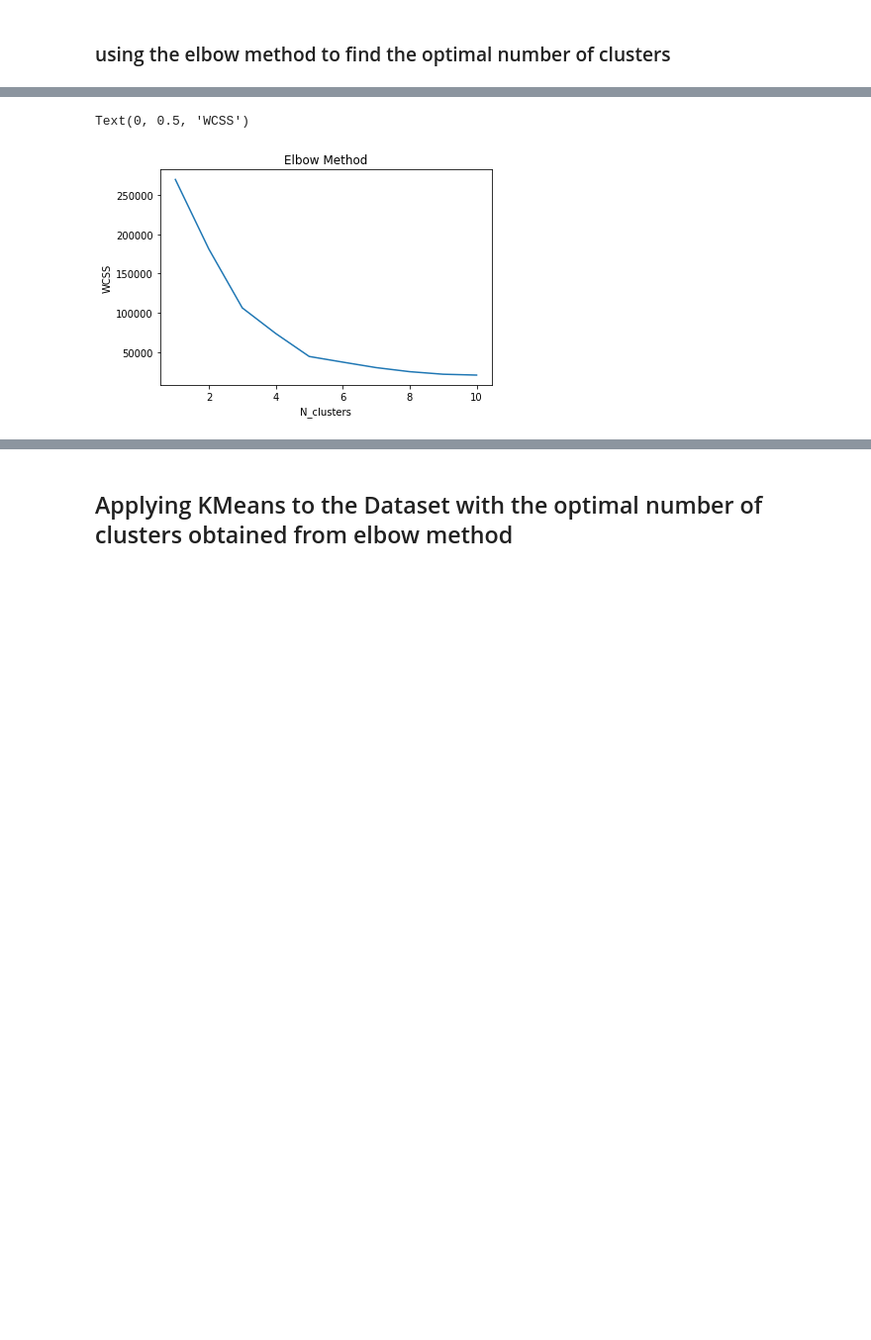
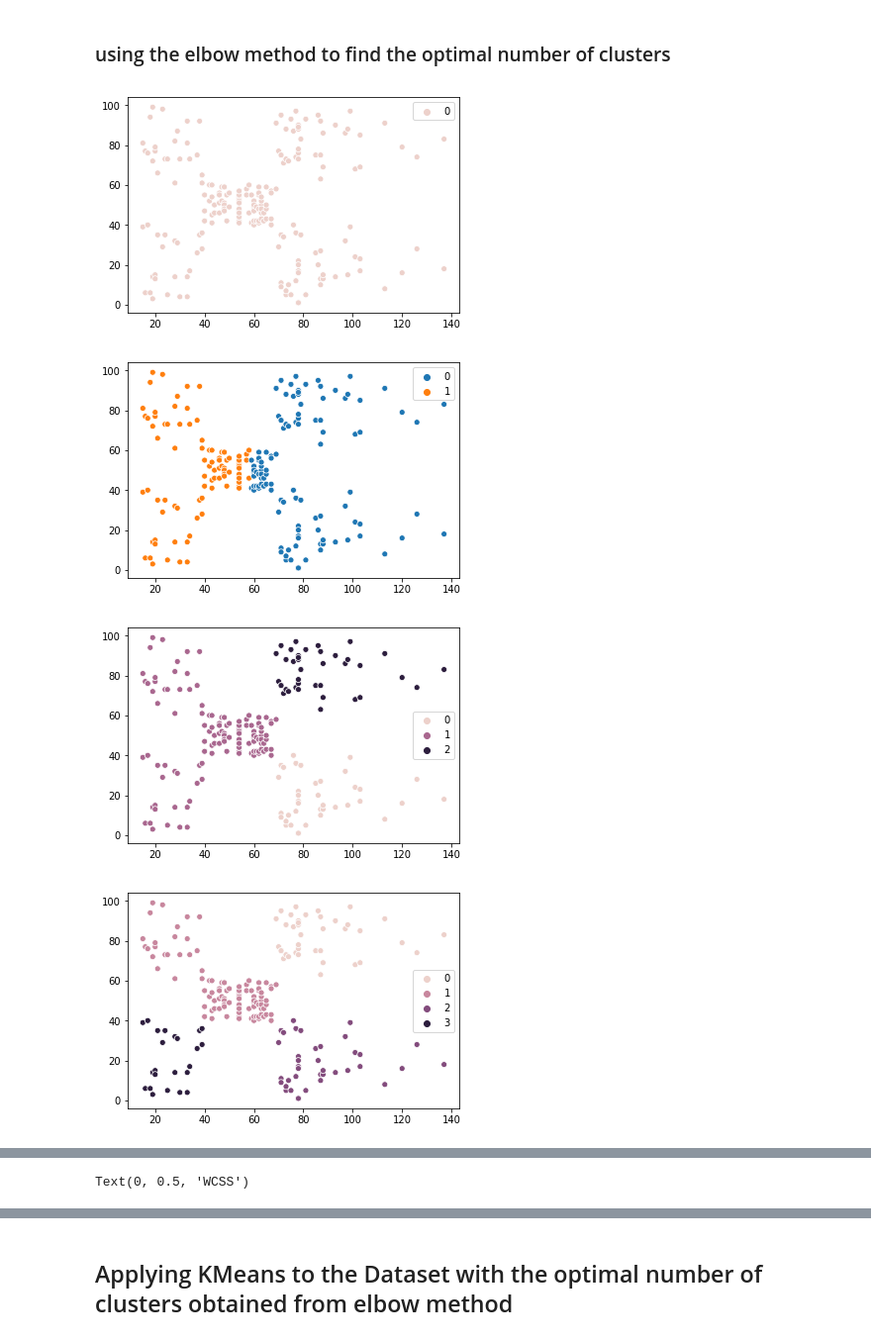
Before and after one commit to Phoenix009/MachineLearning, a Jupyter notebook: Clustering/K-Means Clustering/K-Means CLustering.ipynb, the cells around one changed output, grey strips where cells are left out. Shown: that part at 99% size. Saved outputs shown, nothing was run; the diff lists cells and outputs as text; code cells hidden in the pictures; blank space fills up the shorter version.

```diff
--- a/Clustering/K-Means Clustering/K-Means CLustering.ipynb
+++ b/Clustering/K-Means Clustering/K-Means CLustering.ipynb
@@ -36,13 +36,20 @@ from sklearn.cluster import KMeans
 # %%
 wcss = []
 
 for i in range(1, 11):
     kmeans = KMeans(n_clusters = i, init = "k-means++", random_state = 0)
     kmeans.fit(X)
     wcss.append(kmeans.inertia_)
+    y = kmeans.predict(X)
+    sns.scatterplot(X[:, 0], X[:, 1], hue = y)
+    plt.show()
 
 plt.plot(range(1, 11), wcss)
 plt.title("Elbow Method")
 plt.xlabel("N_clusters")
 plt.ylabel("WCSS")
 # %% [output]
+[figure, new version]
+[figure, added]
+[figure, added]
+[figure, added]
@@ -49,2 +62 @@ plt.ylabel("WCSS")
 Text(0, 0.5, 'WCSS')
-[figure, old version]
```
Also changed, not shown: parts of 1 cell of this notebook, 2 other files.
